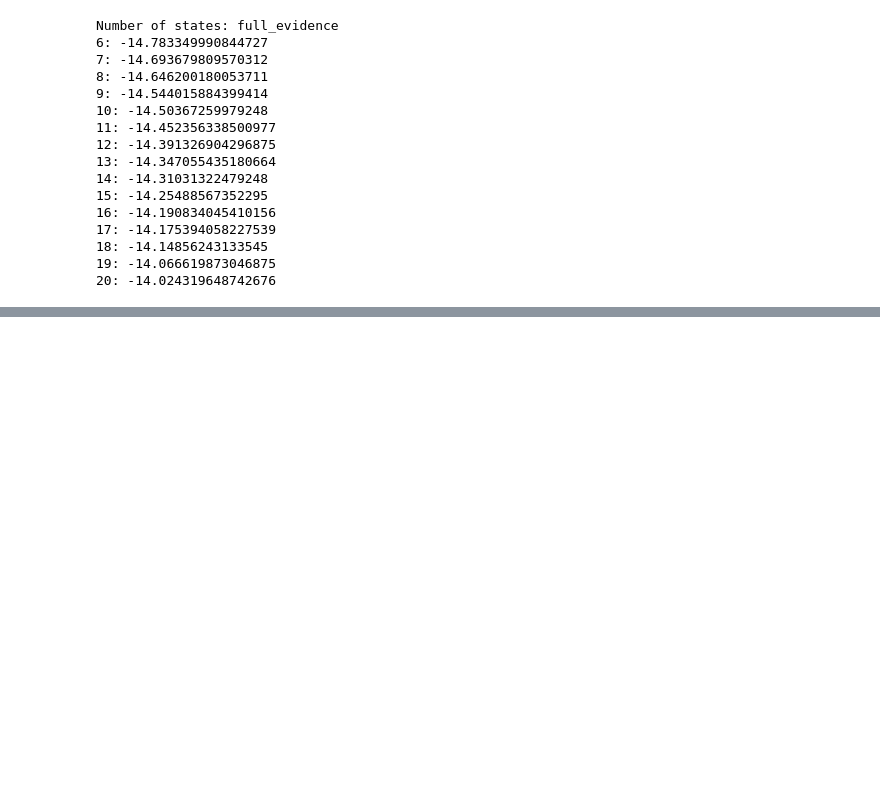
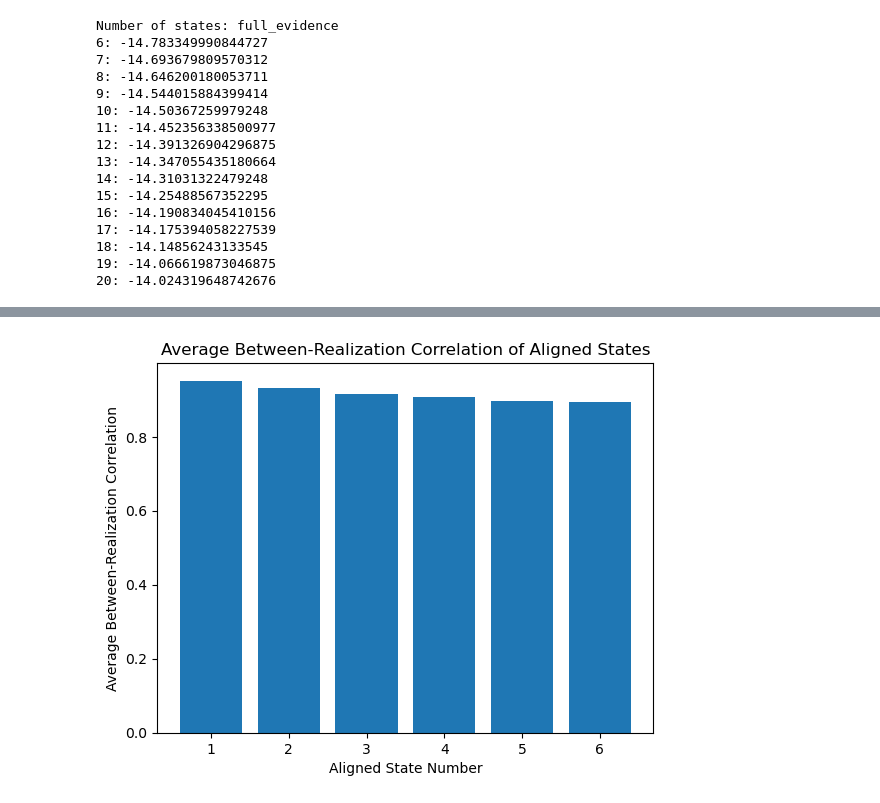
Before and after one commit to efei01/dFNC, a Jupyter notebook: HMM/CIMT_task/CIMT_task_HMM.ipynb, the cells around one changed output, grey strips where cells are left out. Drawn from its saved outputs; the diff is of its cells as text; code cells hidden in the pictures; blank space fills up the shorter version.

```diff
--- a/HMM/CIMT_task/CIMT_task_HMM.ipynb
+++ b/HMM/CIMT_task/CIMT_task_HMM.ipynb
@@ -634,8 +609,0 @@ Realization 3, state 4
-# %%
-R_temp = copy.deepcopy(R)
-state_groups = []
-while np.max(R_temp) > 0:
-    max_corr_idx = np.unravel_index(np.argmax(R_temp), R_temp.shape))
-    state_groups.append([int(i + 1 for i in max_corr_idx])
-    R_temp[max_corr_idx[0], :] = 0
-    R_temp[:, max_corr_idx[1]] = 0
@@ -662,0 +610,5 @@ plt.show()
+# %%
+idx_seq = []
+for i, corr in sorted(enumerate(within_group_avg_corrs), key=lambda x: x[1], reverse=True):
+    idx_seq.append(i)
+    print(i + 1, corr)
@@ -662,0 +622,10 @@ plt.show()
+# %%
+# Reorder state_groups and within_group_avg_corrs in order of decreasing average between-realization correlation
+state_groups = [state_groups[i] for i in idx_seq]
+within_group_avg_corrs = [within_group_avg_corrs[i] for i in idx_seq]
+for g in range(len(state_groups)):
+    print(f"\nAligned State {g + 1}:")
+    for r, s in sorted(state_groups[g], key=lambda r: r[0]):
+        print(f"Realization {r}, state {s}")
+
+    print(f"Average between-realization correlation: {within_group_avg_corrs[g]}")
@@ -662,0 +650,12 @@ plt.show()
+# %%
+plt.bar(
+    [str(i) for i in range(1, len(state_groups) + 1)],
+    within_group_avg_corrs,
+)
+
+plt.title("Average Between-Realization Correlation of Aligned States")
+plt.xlabel("Aligned State Number")
+plt.ylabel("Average Between-Realization Correlation")
+plt.show()
+# %% [output]
+[figure, added]
```
Also changed, not shown: parts of 9 cells of this notebook.
